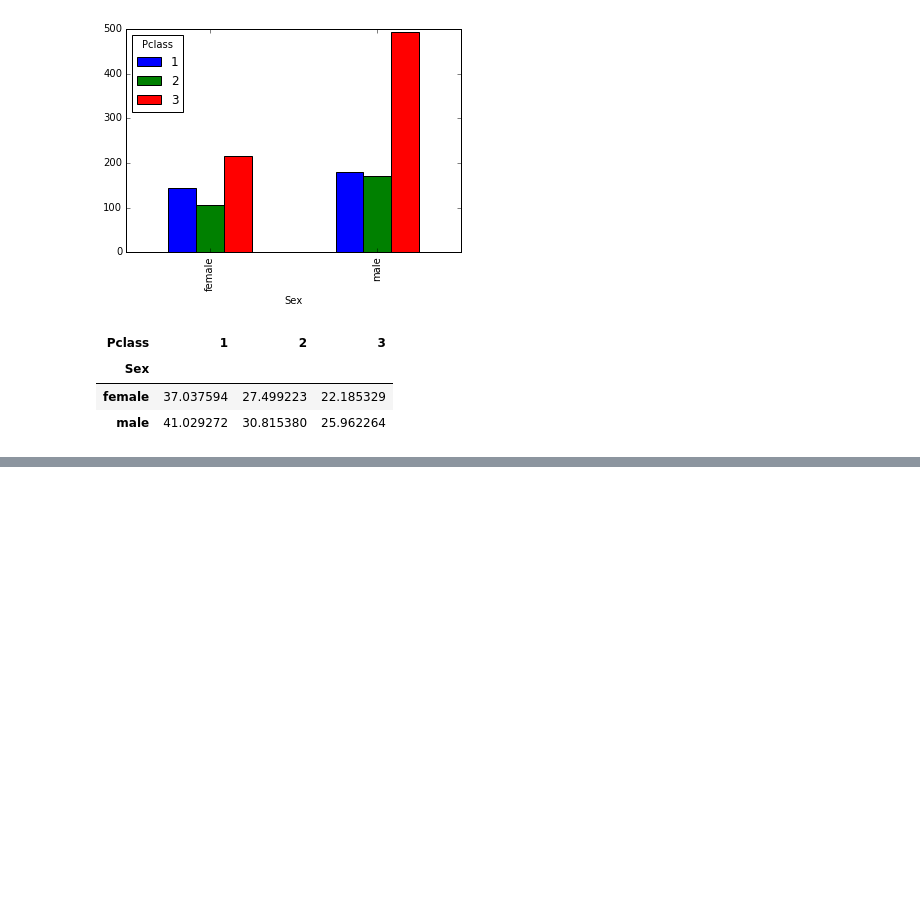
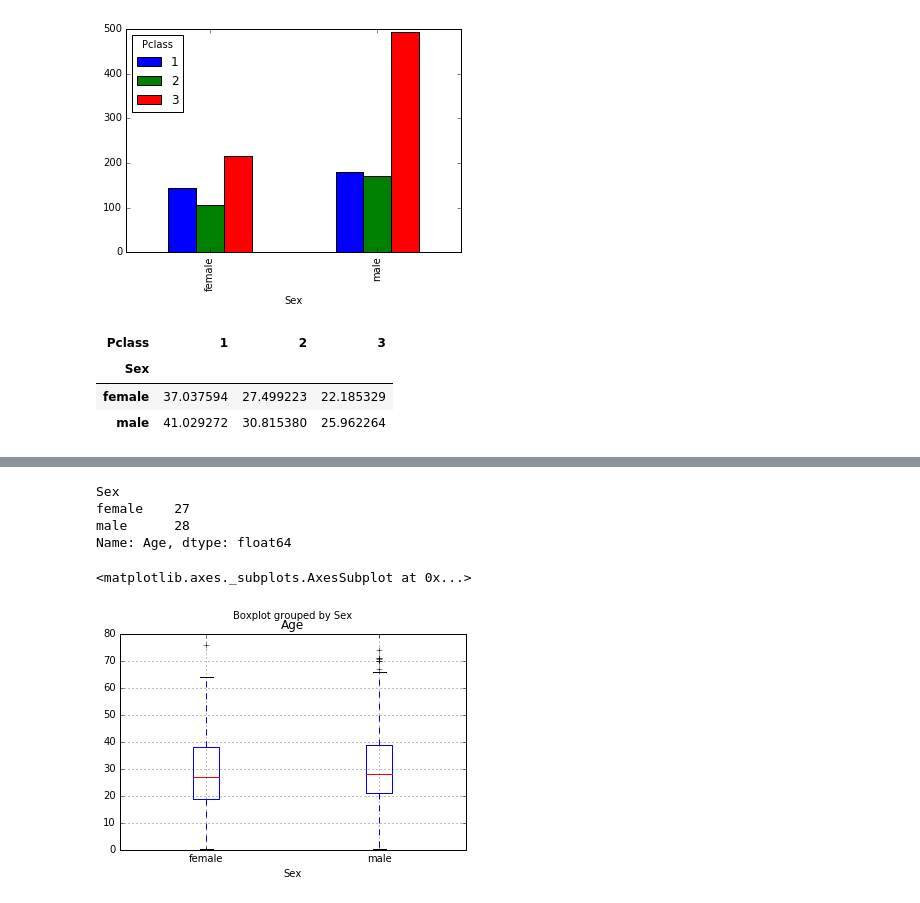
Before and after one commit to yrahul3910/titanic, a Jupyter notebook: notebooks/exploring-processing-data.ipynb, the cells around one changed output, grey strips where cells are left out. Drawn from its saved outputs; the diff is of its cells as text; code cells hidden in the pictures; blank space fills up the shorter version.

```diff
--- a/notebooks/exploring-processing-data.ipynb
+++ b/notebooks/exploring-processing-data.ipynb
@@ -422,0 +570,12 @@ df.pivot_table(index="Sex", columns="Pclass", values="Age", aggfunc="mean")
+# %%
+df.groupby("Sex").Age.median()
+# %% [output]
+Sex
+female    27
+male      28
+Name: Age, dtype: float64
+# %%
+df[df.Age.notnull()].boxplot("Age", "Sex")
+# %% [output]
+<matplotlib.axes._subplots.AxesSubplot at 0x...>
+[figure, added]
```
Also changed, not shown: parts of 41 cells of this notebook.
